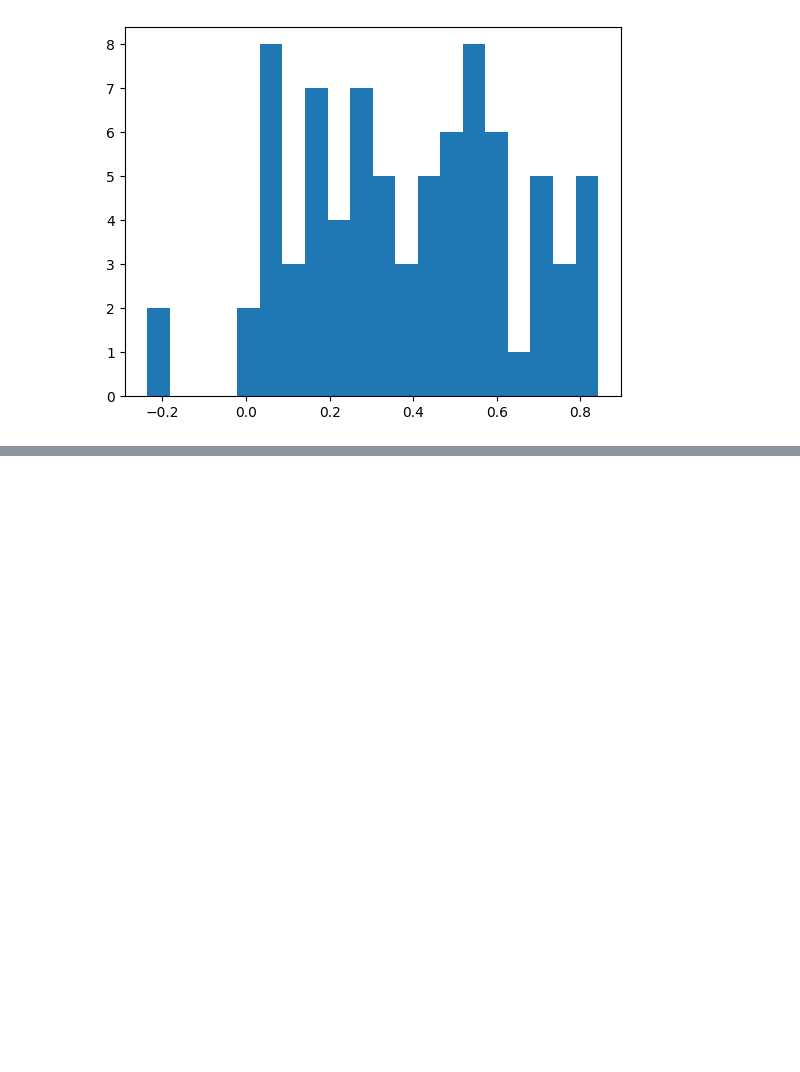
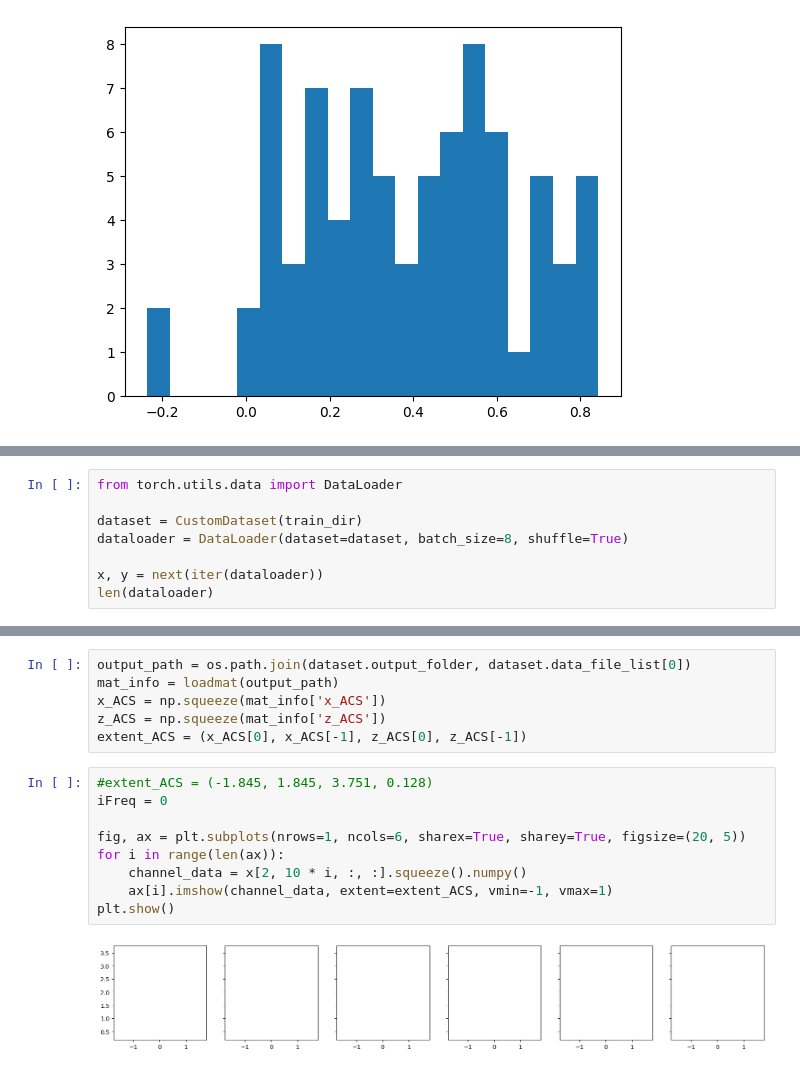
Before and after one commit to SebastianMerino/DL-Attenuation, a Jupyter notebook: testing/exploring_training.ipynb, the cells around one changed output, grey strips where cells are left out. Saved outputs shown, nothing was run; the diff lists cells and outputs as text; blank space fills up the shorter version.

Commit message:
testing mat dataset

```diff
--- a/testing/exploring_training.ipynb
+++ b/testing/exploring_training.ipynb
@@ -162,0 +186,8 @@ print(data_pixel.std())
+# %%
+from torch.utils.data import DataLoader
+
+dataset = CustomDataset(train_dir)
+dataloader = DataLoader(dataset=dataset, batch_size=8, shuffle=True)
+
+x, y = next(iter(dataloader))
+len(dataloader)
@@ -163,2 +218,19 @@ print(data_pixel.std())
+# %%
+output_path = os.path.join(dataset.output_folder, dataset.data_file_list[0])
+mat_info = loadmat(output_path)
+x_ACS = np.squeeze(mat_info['x_ACS'])
+z_ACS = np.squeeze(mat_info['z_ACS'])
+extent_ACS = (x_ACS[0], x_ACS[-1], z_ACS[0], z_ACS[-1])
+# %%
+#extent_ACS = (-1.845, 1.845, 3.751, 0.128)
+iFreq = 0
+
+fig, ax = plt.subplots(nrows=1, ncols=6, sharex=True, sharey=True, figsize=(20, 5))
+for i in range(len(ax)):
+    channel_data = x[2, 10 * i, :, :].squeeze().numpy()
+    ax[i].imshow(channel_data, extent=extent_ACS, vmin=-1, vmax=1)
+plt.show()
+# %% [output]
+[figure, added]
 # %%
 # %% [output]
```
Also changed, not shown: parts of 8 cells of this notebook, 1 other file.
